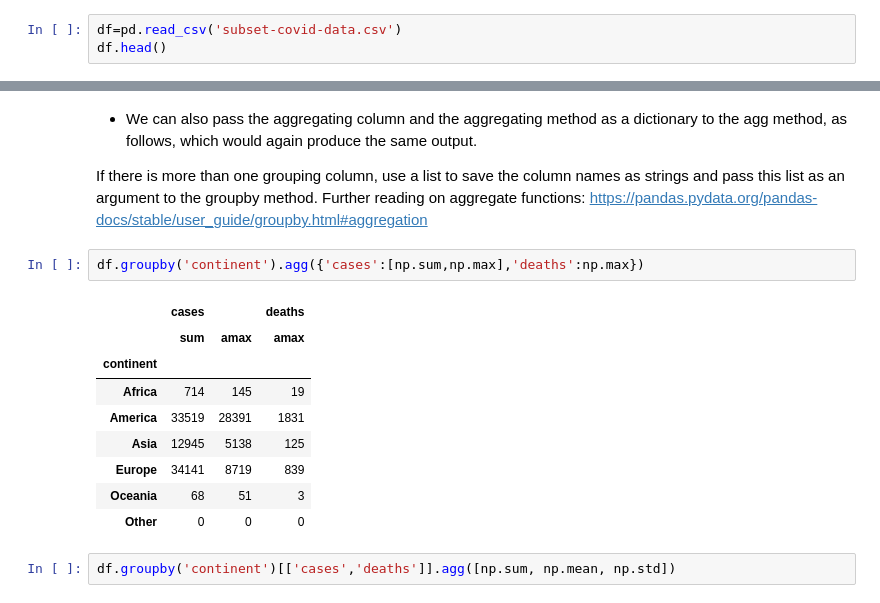
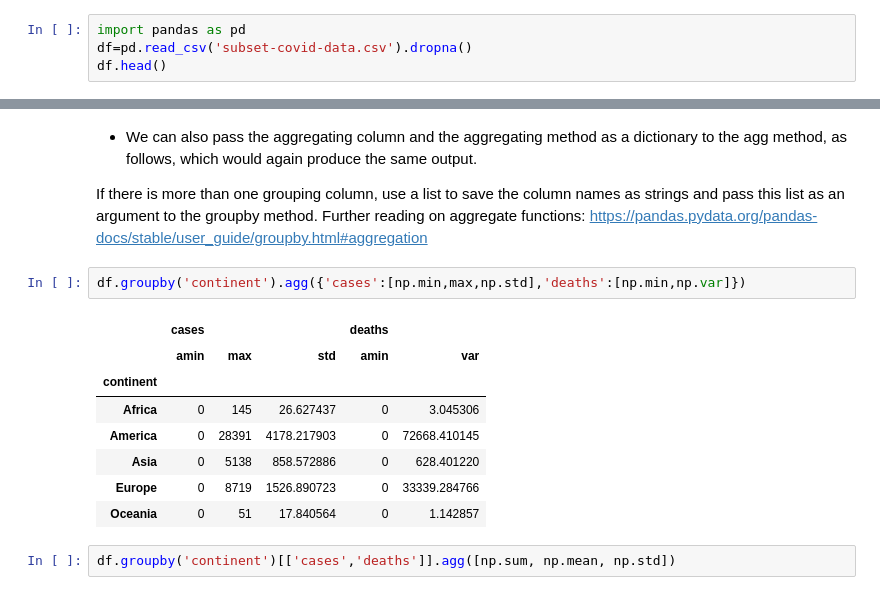
Before and after one commit to svkarthik86/Advanced-python, a Jupyter notebook: PandasLec.ipynb, the cells around one changed output, grey strips where cells are left out. Drawn from its saved outputs; the diff is of its cells as text.

```diff
--- a/PandasLec.ipynb
+++ b/PandasLec.ipynb
@@ -1535,7 +1574,8 @@ gmh.sort_values(by=['Edition'],ascending=0)[['City','Edition','Athlete','NOC']]
 # %% [markdown]
 - In the following section, we look at the groupby method, aggregation functions, the transform, filter, and apply methods, and the properties of the groupby object.
 # %%
-df=pd.read_csv('subset-covid-data.csv')
+import pandas as pd
+df=pd.read_csv('subset-covid-data.csv').dropna()
 df.head()
 # %% [output]
 |  | country | continent | date | day | month | year | cases | deaths | country_code | population |
@@ -1621,17 +1703,16 @@ If there is more than one grouping column, use a list to save the column names a
 and pass this list as an argument to the groupby method.
 Further reading on aggregate functions: https://pandas.pydata.org/pandas-docs/stable/user_guide/groupby.html#aggregation
 # %%
-df.groupby('continent').agg({'cases':[np.sum,np.max],'deaths':np.max})
+df.groupby('continent').agg({'cases':[np.min,max,np.std],'deaths':[np.min,np.var]})
 # %% [output]
-|  | cases |  | deaths |
-|  | sum | amax | amax |
-| continent |  |  |  |
-| Africa | 714 | 145 | 19 |
-| America | 33519 | 28391 | 1831 |
-| Asia | 12945 | 5138 | 125 |
-| Europe | 34141 | 8719 | 839 |
-| Oceania | 68 | 51 | 3 |
-| Other | 0 | 0 | 0 |
+|  | cases |  |  | deaths |  |
+|  | amin | max | std | amin | var |
+| continent |  |  |  |  |  |
+| Africa | 0 | 145 | 26.627437 | 0 | 3.045306 |
+| America | 0 | 28391 | 4178.217903 | 0 | 72668.410145 |
+| Asia | 0 | 5138 | 858.572886 | 0 | 628.401220 |
+| Europe | 0 | 8719 | 1526.890723 | 0 | 33339.284766 |
+| Oceania | 0 | 51 | 17.840564 | 0 | 1.142857 |
 # %%
 df.groupby('continent')[['cases','deaths']].agg([np.sum, np.mean, np.std])
 # %% [markdown]
```
Also changed, not shown: parts of 49 cells of this notebook.
